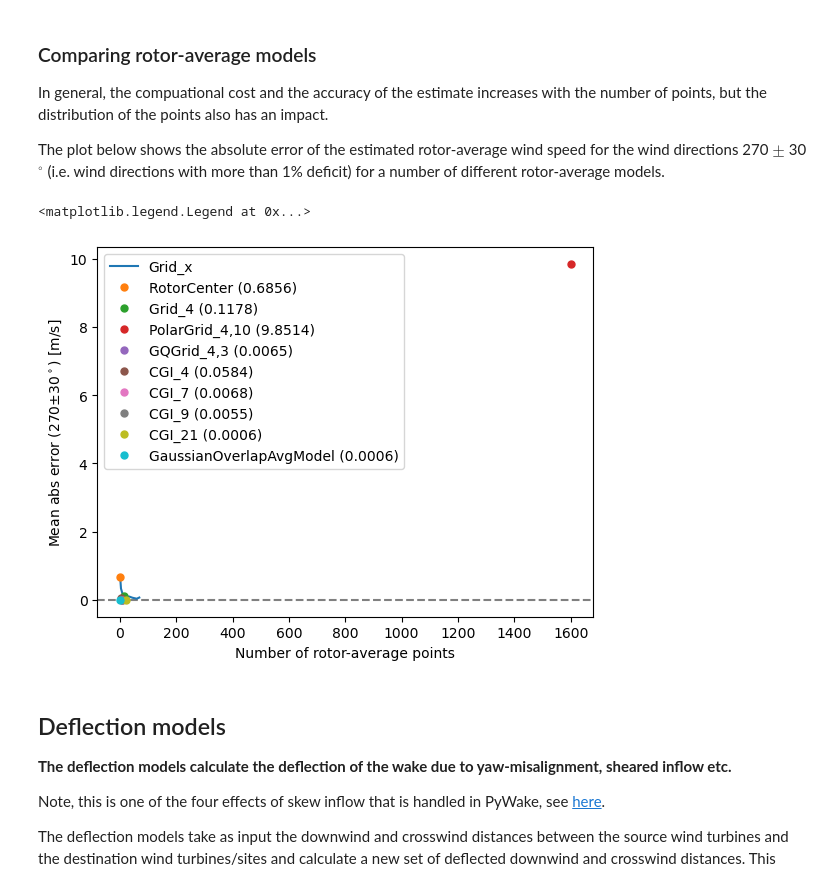
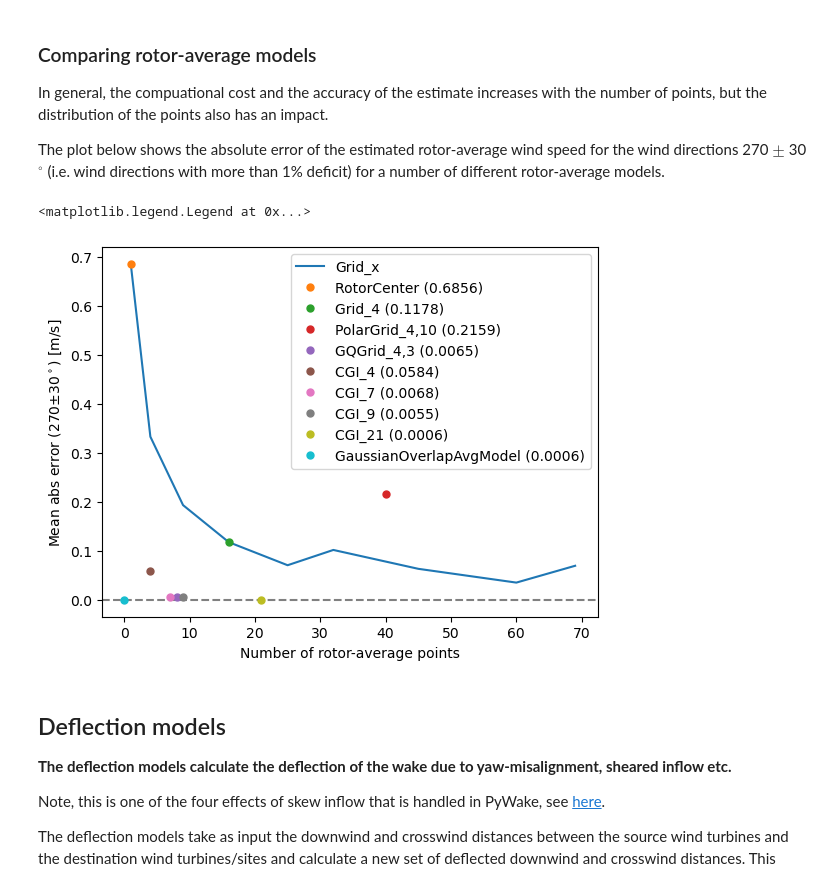
Before and after one commit to DTUWindEnergy/PyWake, a Jupyter notebook: docs/notebooks/EngineeringWindFarmModels.ipynb, the cells around one changed output. Saved outputs shown, nothing was run; the diff lists cells and outputs as text; code cells hidden in the pictures.

```diff
--- a/docs/notebooks/EngineeringWindFarmModels.ipynb
+++ b/docs/notebooks/EngineeringWindFarmModels.ipynb
@@ -770,35 +770,35 @@ The plot below shows the absolute error of the estimated rotor-average wind spee
 grid_models = [EqGridRotorAvg(i) for i in range(1,10)]
 wd_lst = np.arange(240,301)
 
 def get_ws_eff(rotorAvgModel):
     wfm = BastankhahGaussian(site,windTurbines,rotorAvgModel=rotorAvgModel)
     return wfm([0, 200], [0, 0], wd=wd_lst, ws=10).WS_eff_ilk[1,:,0]
 
 ws_ref = get_ws_eff(EqGridRotorAvg(200)) # Use 200x200 points (31700 inside the rotor) to determine the reference value
 
 def get_n_err(rotorAvgModel):
     ws_mean_err = np.abs(get_ws_eff(rotorAvgModel) - ws_ref).mean()
     return len(rotorAvgModel.nodes_x), ws_mean_err
 
 
 plt.gca().axhline(0, color='grey',ls='--')
 plt.plot(*zip(*[get_n_err(m) for m in grid_models]), label='Grid_x')
 model_lst = [('RotorCenter', EqGridRotorAvg(1)),
              ('Grid_4', EqGridRotorAvg(4)),
-             ('PolarGrid_4,10', PolarGridRotorAvg(*polar_gauss_quadrature(4,10))),
+             ('PolarGrid_4,10', PolarRotorAvg(*polar_gauss_quadrature(4,10))),
              ('GQGrid_4,3', GQGridRotorAvg(4, 3))] + \
             [('CGI_%d'%n, CGIRotorAvg(n)) for n in [4,7,9,21]]
 for name, model in model_lst:
     n,err = get_n_err(model)
     plt.plot(n,err,'.',ms=10, label="%s (%.4f)"%(name,err))
 goam_err = np.abs(get_ws_eff(GaussianOverlapAvgModel()) - ws_ref).mean()
 plt.plot([0],[goam_err],'.', ms=10, label="GaussianOverlapAvgModel (%.4f)"%(goam_err))
 plt.xlabel('Number of rotor-average points')
 plt.ylabel(r'Mean abs error (270$\pm30^\circ$) [m/s]')
 plt.legend()
 # %% [output]
 <matplotlib.legend.Legend at 0x...>
-[figure, old version]
+[figure, new version]
 # %% [markdown]
 ## Deflection models
 **The deflection models calculate the deflection of the wake due to yaw-misalignment, sheared inflow etc.**
```
Also changed, not shown: parts of 12 cells of this notebook.
